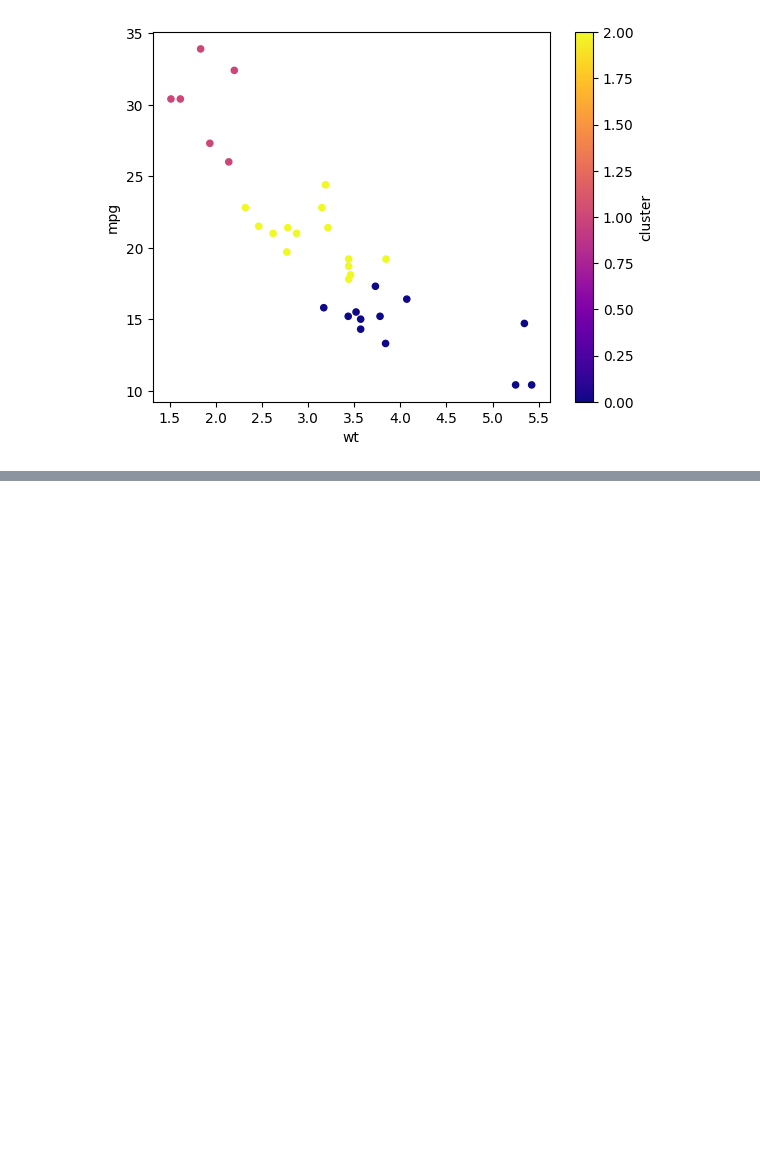
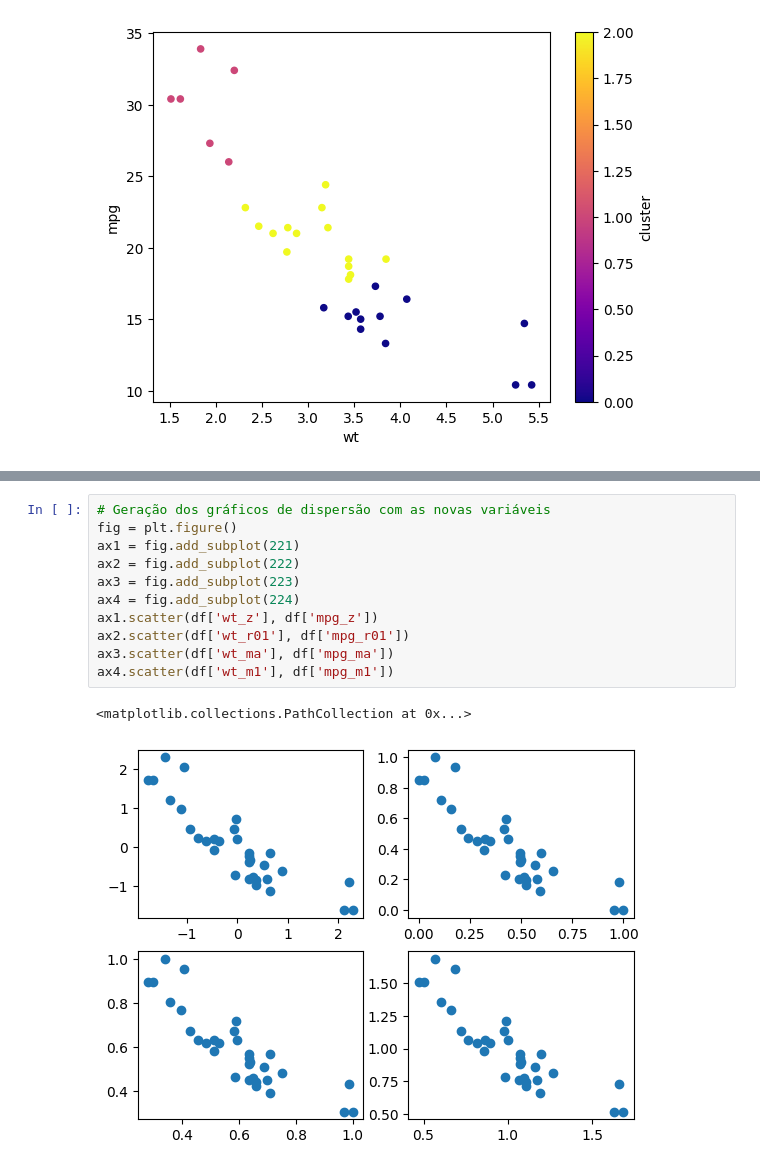
Before and after one commit to CarolineAndradeR/Data-Science, a Jupyter notebook: Análise_de_Conglomerados.ipynb, the cells around one changed output, grey strips where cells are left out. Cells and saved outputs as stored; diff of their text form; blank space fills up the shorter version.

```diff
--- a/Análise_de_Conglomerados.ipynb
+++ b/Análise_de_Conglomerados.ipynb
@@ -23,0 +104,14 @@ df.plot.scatter(x='wt', y='mpg', c='cluster', colormap='plasma')
+# %%
+# Geração dos gráficos de dispersão com as novas variáveis
+fig = plt.figure()
+ax1 = fig.add_subplot(221)
+ax2 = fig.add_subplot(222)
+ax3 = fig.add_subplot(223)
+ax4 = fig.add_subplot(224)
+ax1.scatter(df['wt_z'], df['mpg_z'])
+ax2.scatter(df['wt_r01'], df['mpg_r01'])
+ax3.scatter(df['wt_ma'], df['mpg_ma'])
+ax4.scatter(df['wt_m1'], df['mpg_m1'])
+# %% [output]
+<matplotlib.collections.PathCollection at 0x...>
+[figure, added]
```
Also changed, not shown: parts of 10 cells of this notebook.
